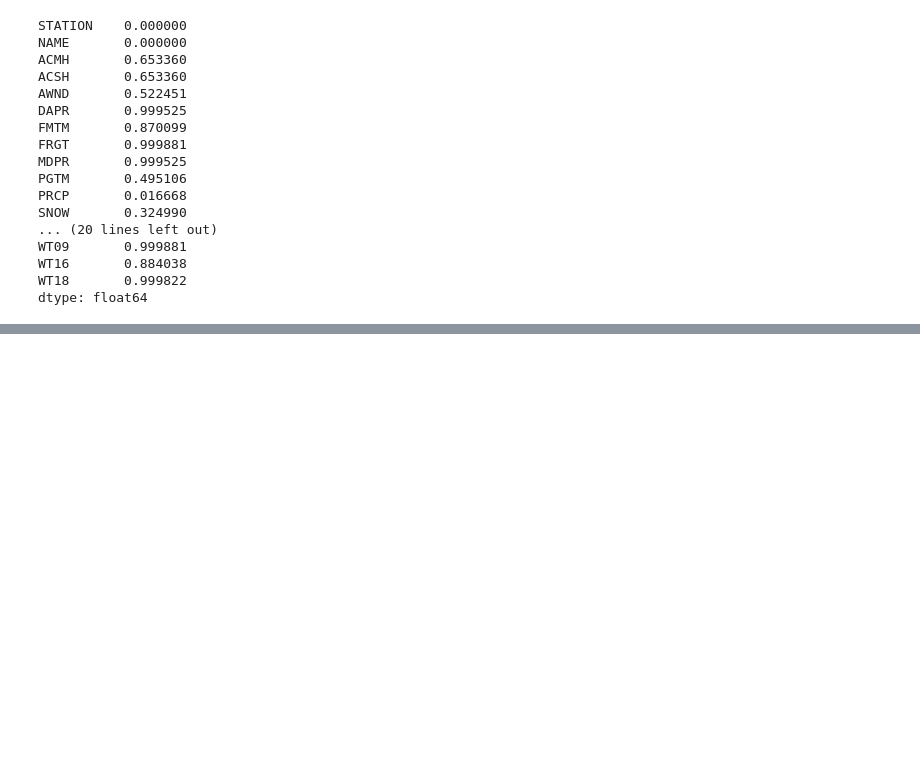
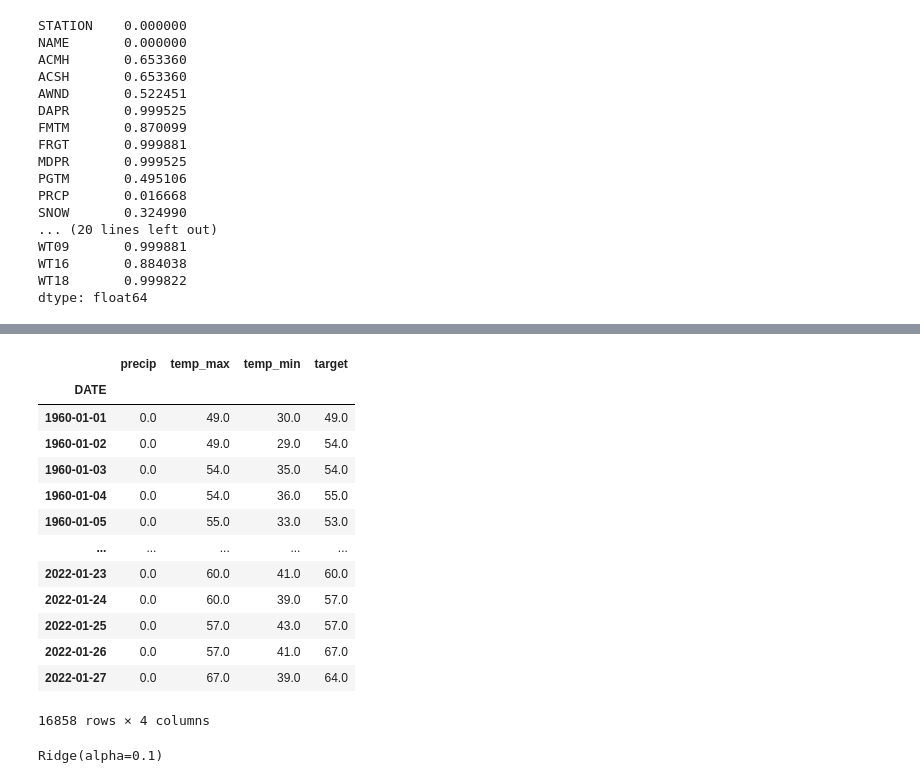
Before and after one commit to SkylarHuang55/Machine-Learning-Projects, a Jupyter notebook: Weather Prediction/Weather Prediction.ipynb, the cells around one changed output, grey strips where cells are left out. Cells and saved outputs as stored; diff of their text form; code cells hidden in the pictures; blank space fills up the shorter version.

```diff
--- a/Weather Prediction/Weather Prediction.ipynb
+++ b/Weather Prediction/Weather Prediction.ipynb
@@ -40,0 +282,18 @@ dtype: float64
+# %%
+core_weather = core_weather.iloc[:-1,:].copy()
+core_weather
+# %% [output]
+|  | precip | temp_max | temp_min | target |
+| DATE |  |  |  |  |
+| 1960-01-01 | 0.0 | 49.0 | 30.0 | 49.0 |
+| 1960-01-02 | 0.0 | 49.0 | 29.0 | 54.0 |
+| 1960-01-03 | 0.0 | 54.0 | 35.0 | 54.0 |
+| 1960-01-04 | 0.0 | 54.0 | 36.0 | 55.0 |
+| 1960-01-05 | 0.0 | 55.0 | 33.0 | 53.0 |
+| ... | ... | ... | ... | ... |
+| 2022-01-23 | 0.0 | 60.0 | 41.0 | 60.0 |
+| 2022-01-24 | 0.0 | 60.0 | 39.0 | 57.0 |
+| 2022-01-25 | 0.0 | 57.0 | 43.0 | 57.0 |
+| 2022-01-26 | 0.0 | 57.0 | 41.0 | 67.0 |
+| 2022-01-27 | 0.0 | 67.0 | 39.0 | 64.0 |
+16858 rows × 4 columns
@@ -40,0 +309,4 @@ dtype: float64
+# %%
+reg.fit(train[predictors],train['target'])
+# %% [output]
+Ridge(alpha=0.1)
```
Also changed, not shown: parts of 33 cells of this notebook.
